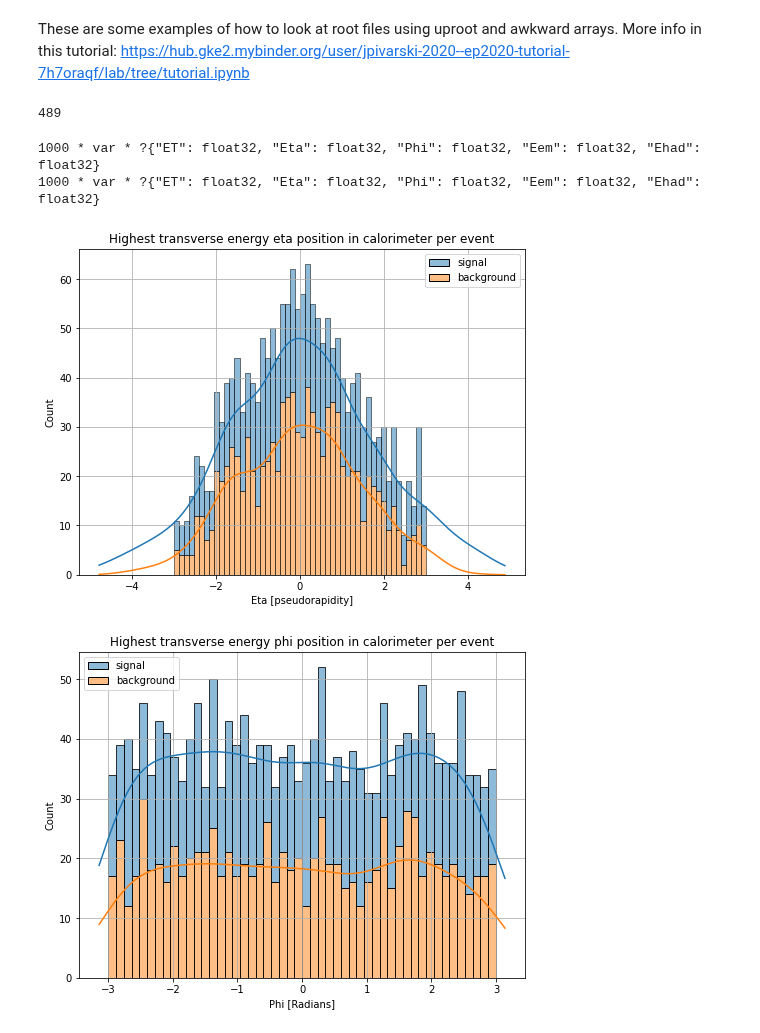
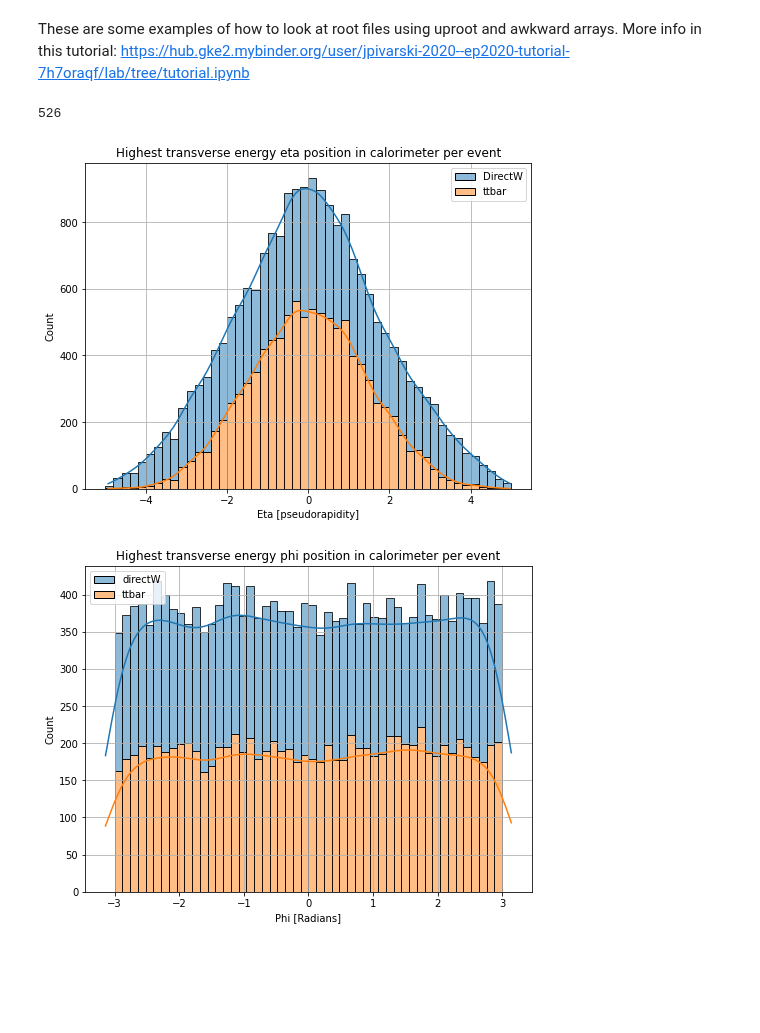
Before and after one commit to choisant/imcalML, a Jupyter notebook: notebooks/analyze_delphes_file.ipynb, the cells around one changed output. Drawn from its saved outputs; the diff is of its cells as text; code cells hidden in the pictures; blank space fills up the shorter version.

```diff
--- a/notebooks/analyze_delphes_file.ipynb
+++ b/notebooks/analyze_delphes_file.ipynb
@@ -8,8 +8,8 @@ import seaborn as sn
 from fast_histogram import histogram2d
 # %%
 #data_path = "/disk/atlas3/data_MC/ATLASOpen/jets/part1.root"
-bkg_data_path = "../../Delphes-3.5.0/ttbar_13TeV_taus.root:Delphes"
-signal_data_path = "../../Delphes-3.5.0/directW_13TeV_taus.root:Delphes"
+ttbar_data_path = "/disk/atlas3/data_MC/delphes/ttbar_13TeV_taus_10000events.root:Delphes"
+directW_data_path = "/disk/atlas3/data_MC/delphes/directW_13TeV_taus_10000events.root:Delphes"
 #data_path = "../../Delphes-3.5.0/directW_13TeV.root:Delphes"
 # %% [markdown]
 These are some examples of how to look at root files using uproot and awkward arrays. More info in this tutorial:
@@ -74,56 +74,50 @@ def load_data(rootfile:str, branch:str, keys:list):
 
 
 #look(data_path)
-bkg_clusters = load_data(bkg_data_path, "Tower", ["Tower.ET", "Tower.Eta", "Tower.Phi", "Tower.Eem", "Tower.Ehad"])
-signal_clusters = load_data(signal_data_path, "Tower", ["Tower.ET", "Tower.Eta", "Tower.Phi", "Tower.Eem", "Tower.Ehad"])
+ttbar_clusters = load_data(ttbar_data_path, "Tower", ["Tower.ET", "Tower.Eta", "Tower.Phi", "Tower.Eem", "Tower.Ehad"])
+directW_clusters = load_data(directW_data_path, "Tower", ["Tower.ET", "Tower.Eta", "Tower.Phi", "Tower.Eem", "Tower.Ehad"])
 #print(ak.to_list(clusters[0]))
-max_hits = np.max([len(item) for item in bkg_clusters["ET"]])
+max_hits = np.max([len(item) for item in ttbar_clusters["ET"]])
 print(max_hits)
-bkg_clusters = ak.pad_none(bkg_clusters, max_hits, axis=-1)
-signal_clusters = ak.pad_none(signal_clusters, max_hits, axis=-1)
+ttbar_clusters = ak.pad_none(ttbar_clusters, max_hits, axis=-1)
+directW_clusters = ak.pad_none(directW_clusters, max_hits, axis=-1)
 # %% [output]
-489
+526
-# %%
-print(ak.type(bkg_clusters))
-print(ak.type(signal_clusters))
-# %% [output]
-1000 * var * ?{"ET": float32, "Eta": float32, "Phi": float32, "Eem": float32, "Ehad": float32}
-1000 * var * ?{"ET": float32, "Eta": float32, "Phi": float32, "Eem": float32, "Ehad": float32}
 # %%
 #clusters["EZ"] = clusters["ET"]*np.sinh(clusters["Eta"])
 #clusters["EX"] = clusters["ET"]*np.cos(clusters["Phi"])
 #clusters["EY"] = clusters["ET"]*np.sin(clusters["Phi"])
 # %%
 #Extracting data for plotting
-bkg_largest_ET = ak.argmax(bkg_clusters.ET, axis=-1, keepdims=True)
-bkg_eta = ak.to_list(ak.flatten(bkg_clusters.Eta[bkg_largest_ET]))
-bkg_phi = ak.to_list(ak.flatten(bkg_clusters.Phi[bkg_largest_ET]))
-bkg_ET = ak.to_list(ak.flatten(bkg_clusters.ET[bkg_largest_ET]))
+ttbar_largest_ET = ak.argmax(ttbar_clusters.ET, axis=-1, keepdims=True)
+ttbar_eta = ak.to_list(ak.flatten(ttbar_clusters.Eta[ttbar_largest_ET]))
+ttbar_phi = ak.to_list(ak.flatten(ttbar_clusters.Phi[ttbar_largest_ET]))
+ttbar_ET = ak.to_list(ak.flatten(ttbar_clusters.ET[ttbar_largest_ET]))
 
-signal_largest_ET = ak.argmax(signal_clusters.ET, axis=-1, keepdims=True)
-signal_eta = ak.to_list(ak.flatten(signal_clusters.Eta[signal_largest_ET]))
-signal_phi = ak.to_list(ak.flatten(signal_clusters.Phi[signal_largest_ET]))
-signal_ET = ak.to_list(ak.flatten(signal_clusters.ET[signal_largest_ET]))
+directW_largest_ET = ak.argmax(directW_clusters.ET, axis=-1, keepdims=True)
+directW_eta = ak.to_list(ak.flatten(directW_clusters.Eta[directW_largest_ET]))
+directW_phi = ak.to_list(ak.flatten(directW_clusters.Phi[directW_largest_ET]))
+directW_ET = ak.to_list(ak.flatten(directW_clusters.ET[directW_largest_ET]))
 # %%
 #Eta distribution
 fig, ax = plt.subplots(figsize=(8,6))
-sn.histplot({"signal": signal_eta, "background": bkg_eta}, ax = ax, bins=50, binrange=[-3,3], kde=True, multiple="stack", stat="count")
+sn.histplot({"DirectW": directW_eta, "ttbar": ttbar_eta}, ax = ax, bins=50, binrange=[-5,5], kde=True, multiple="stack", stat="count")
 ax.set_title("Highest transverse energy eta position in calorimeter per event")
 ax.set_xlabel("Eta [pseudorapidity]")
 #ax.set_yscale('log')
 ax.grid(visible=None)
 # %% [output]
-[figure, old version]
+[figure, new version]
 # %%
 #Phi distribution, should be uniform
 fig, ax = plt.subplots(figsize=(8,6))
-sn.histplot({"signal": signal_phi, "background": bkg_phi}, ax = ax, bins=50, binrange=[-3,3], kde=True, multiple="stack", stat="count")
+sn.histplot({"directW": directW_phi, "ttbar": ttbar_phi}, ax = ax, bins=50, binrange=[-3,3], kde=True, multiple="stack", stat="count")
 ax.set_title("Highest transverse energy phi position in calorimeter per event")
 ax.set_xlabel("Phi [Radians]")
 #ax.set_yscale('log')
 ax.grid(visible=None)
 # %% [output]
-[figure, old version]
+[figure, new version]
 # %%
 #Energy distribution
 fig, ax = plt.subplots(figsize=(8,6))
```
Also changed, not shown: parts of 10 cells of this notebook, 5 other files.
